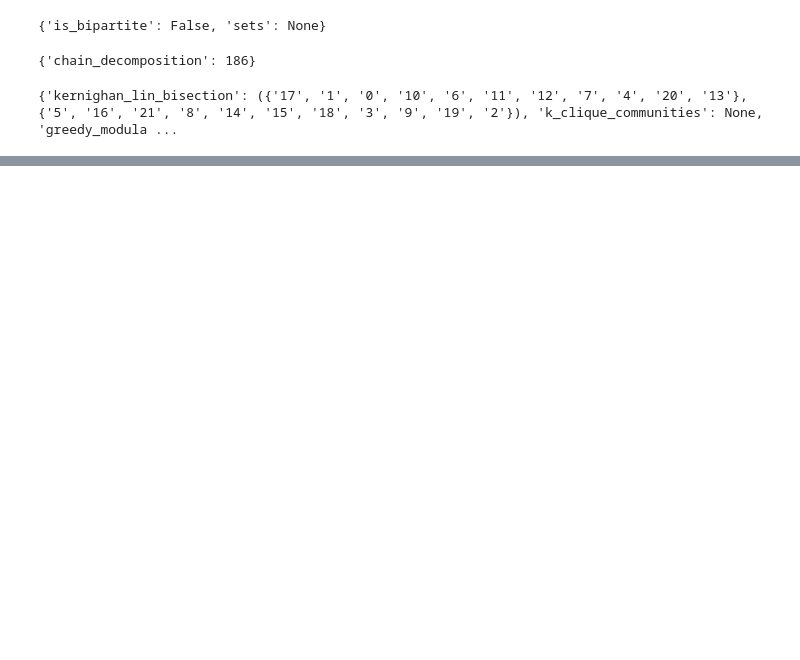
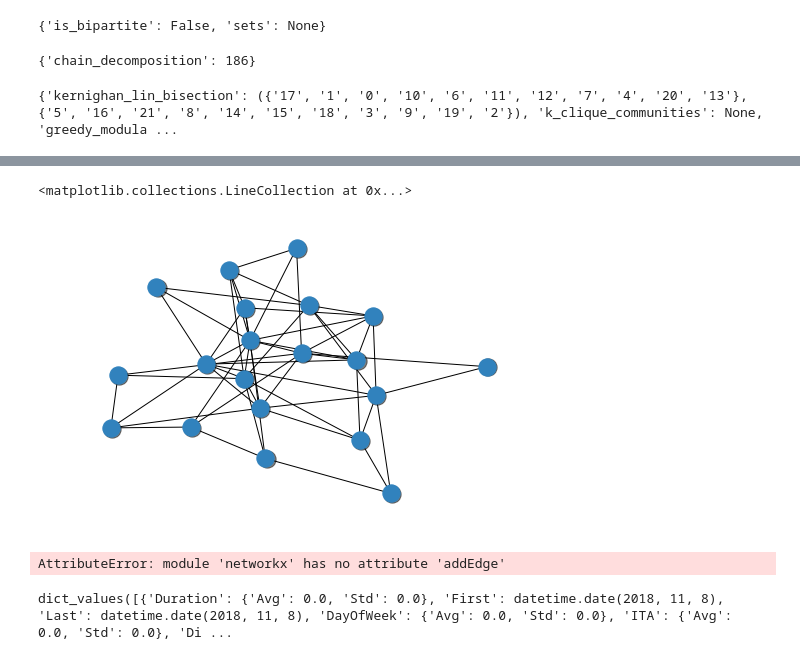
Before and after one commit to tgadf/network, a Jupyter notebook: createNetwork.ipynb, the cells around one changed output, grey strips where cells are left out. Saved outputs shown, nothing was run; the diff lists cells and outputs as text; code cells hidden in the pictures; blank space fills up the shorter version.

Commit message:
Fixed trips file and added functions to createNetwork

```diff
--- a/createNetwork.ipynb
+++ b/createNetwork.ipynb
@@ -529,0 +975,78 @@ AttributeError: module 'networkx' has no attribute 'addEdge'
+# %%
+import copy
+import networkx
+import matplotlib.pyplot as plt
+
+# Generate a graph.
+# Here I chose an ER graph.
+g = nx.erdos_renyi_graph(20, 0.3)
+
+# Get positions.
+# Here I use the spectral layout and add a little bit of noise.
+pos = nx.layout.spectral_layout(g)
+pos = nx.spring_layout(g, pos=pos, iterations=50)
+
+# Create position copies for shadows, and shift shadows
+pos_shadow = copy.deepcopy(pos)
+shift_amount = 0.006
+for idx in pos_shadow:
+    pos_shadow[idx][0] += shift_amount
+    pos_shadow[idx][1] -= shift_amount
+
+#~~~~~~~~~~~~
+# Draw graph
+#~~~~~~~~~~~~
+fig = plt.figure(frameon=False)
+ax = fig.add_axes([0, 0, 1, 1])
+ax.axis('off')
+
+nx.draw_networkx_nodes(g, pos_shadow, node_color='k', alpha=0.5)
+nx.draw_networkx_nodes(g, pos, node_color="#3182bd", linewidths=1)
+nx.draw_networkx_edges(g, pos, width=1)
+# %% [output]
+<matplotlib.collections.LineCollection at 0x...>
+[figure, added]
+# %%
+import warnings
+warnings.filterwarnings('ignore')
+
+G = nx.Graph(day="Stackoverflow")
+df_nodes = pd.read_csv('../input/stack_network_nodes.csv')
+df_edges = pd.read_csv('../input/stack_network_links.csv')
+
+for index, row in df_nodes.iterrows():
+    G.add_node(row['name'], group=row['group'], nodesize=row['nodesize'])
+
+for index, row in df_edges.iterrows():
+    G.add_weighted_edges_from([(row['source'], row['target'], row['value'])])
+
+color_map = {1:'#f09494', 2:'#eebcbc', 3:'#72bbd0', 4:'#91f0a1', 5:'#629fff', 6:'#bcc2f2',
+             7:'#eebcbc', 8:'#f1f0c0', 9:'#d2ffe7', 10:'#caf3a6', 11:'#ffdf55', 12:'#ef77aa',
+             13:'#d6dcff', 14:'#d2f5f0'}
+
+plt.figure(figsize=(25,25))
+options = {
+    'edge_color': '#FFDEA2',
+    'width': 1,
+    'with_labels': True,
+    'font_weight': 'regular',
+}
+colors = [color_map[G.node[node]['group']] for node in G]
+sizes = [G.node[node]['nodesize']*10 for node in G]
+
+"""
+Using the spring layout :
+- k controls the distance between the nodes and varies between 0 and 1
+- iterations is the number of times simulated annealing is run
+default k=0.1 and iterations=50
+"""
+nx.draw(G, node_color=colors, node_size=sizes, pos=nx.spring_layout(G, k=0.25, iterations=50), **options)
+ax = plt.gca()
+ax.collections[0].set_edgecolor("#555555")
+plt.show()
+# %% [output]
+AttributeError: module 'networkx' has no attribute 'addEdge'
+# %%
+dn.edgeDict[('0', '1')].values()
+# %% [output]
+dict_values([{'Duration': {'Avg': 0.0, 'Std': 0.0}, 'First': datetime.date(2018, 11, 8), 'Last': datetime.date(2018, 11, 8), 'DayOfWeek': {'Avg': 0.0, 'Std': 0.0}, 'ITA': {'Avg': 0.0, 'Std': 0.0}, 'Di ...
```
Also changed, not shown: parts of 65 cells of this notebook, 1 other file.
